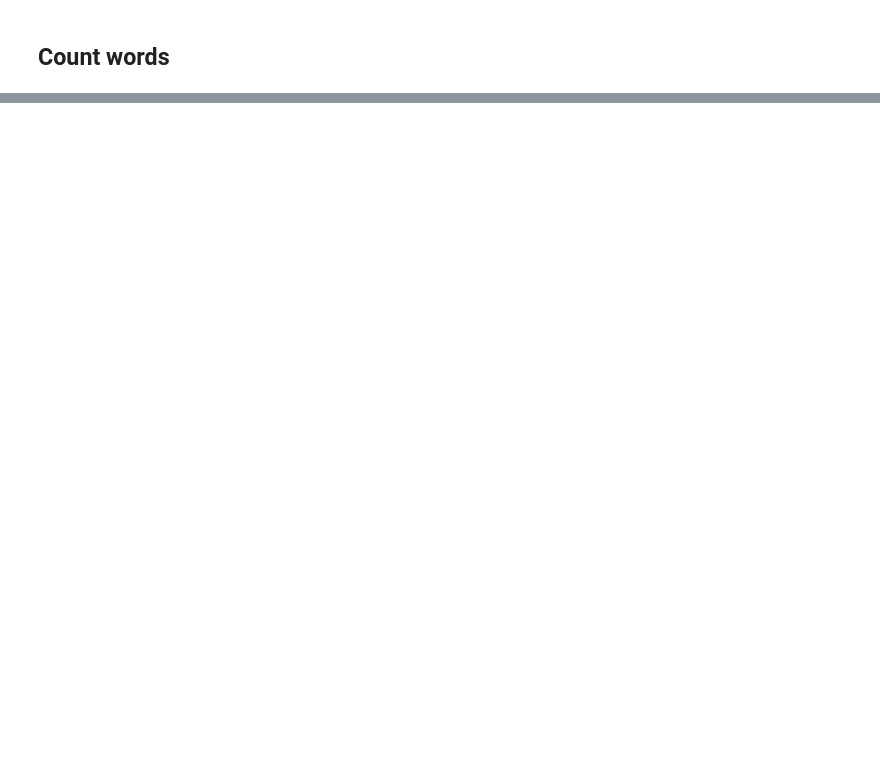
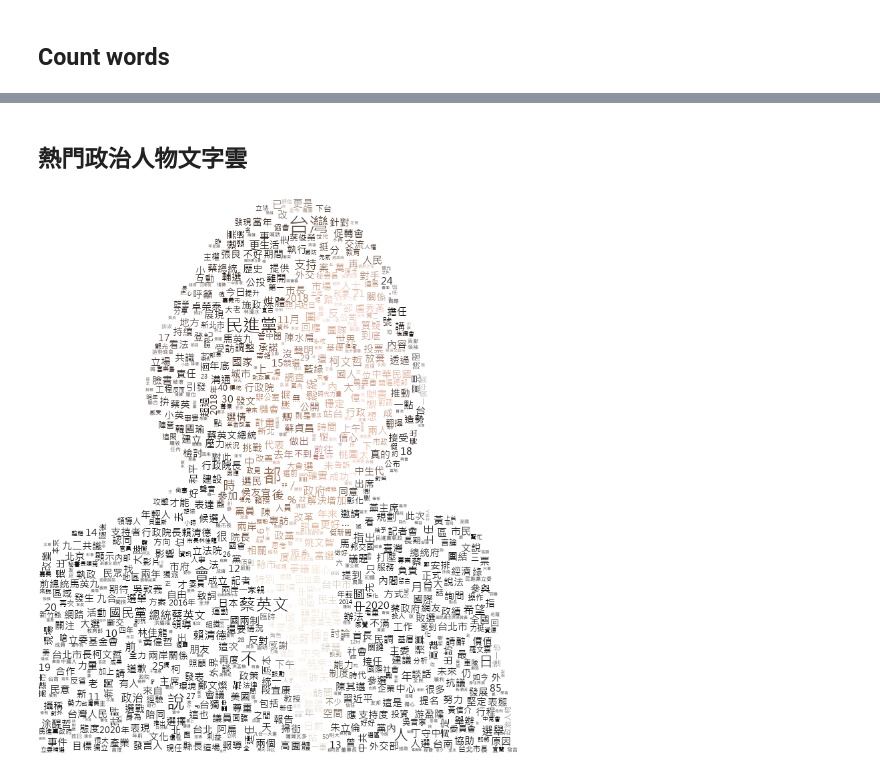
Before and after one commit to MiccWan/political-news-analysis, a Jupyter notebook: CM_test.ipynb, the cells around one changed output, grey strips where cells are left out. Cells and saved outputs as stored; diff of their text form; code cells hidden in the pictures; blank space fills up the shorter version.

```diff
--- a/CM_test.ipynb
+++ b/CM_test.ipynb
@@ -148,0 +205,9 @@ all_content
+# %% [markdown]
+## 熱門政治人物文字雲
+# %%
+# 蔡英文
+# ten_wc = get_wordcloud_of_keyword('蔡英文', contents, 'politicians/ten.png')
+# ten_wc.to_file('politicians/tenwc.png')
+ten_wc.to_image()
+# %% [output]
+[figure, added]
```
Also changed, not shown: parts of 37 cells of this notebook, 12 other files.
